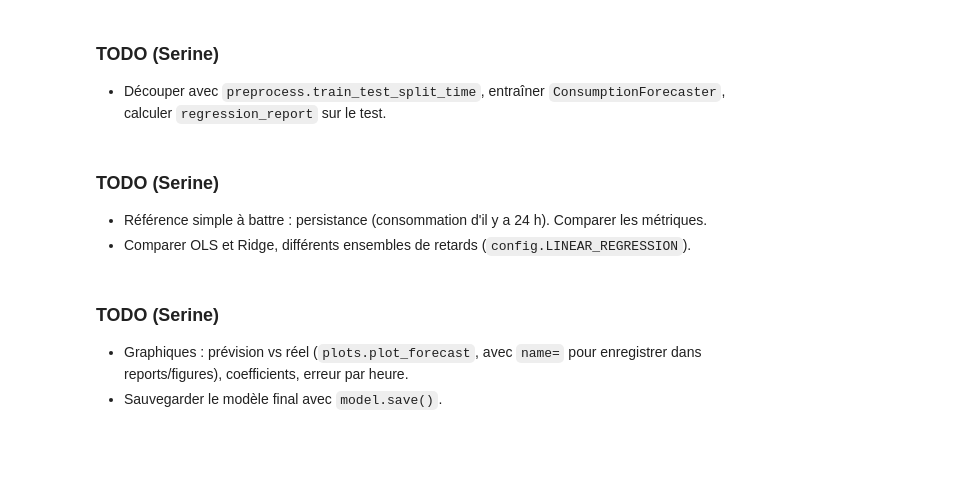
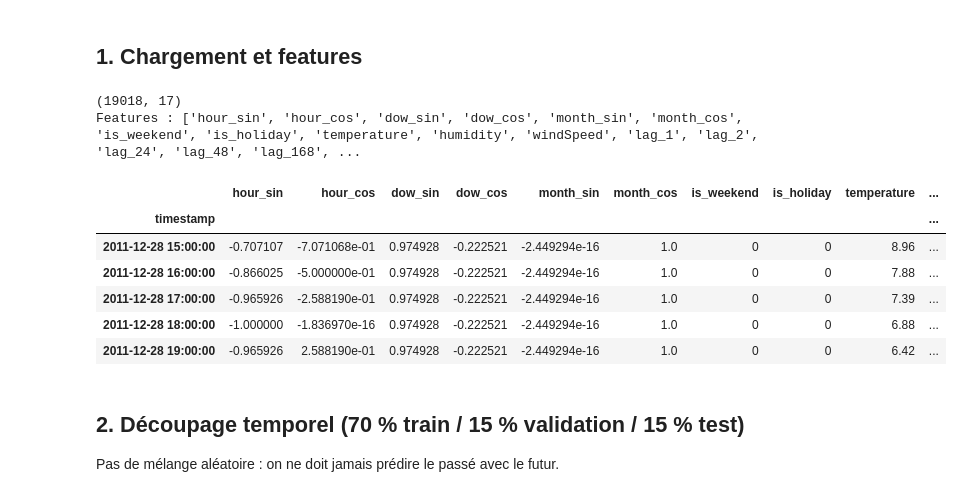
Before and after one commit to Serine-khe/Projet-Data-Mining, a Jupyter notebook: notebooks/03_linear_regression.ipynb, the cells around one changed output. Drawn from its saved outputs; the diff is of its cells as text; code cells hidden in the pictures; blank space fills up the shorter version.

```diff
--- a/notebooks/03_linear_regression.ipynb
+++ b/notebooks/03_linear_regression.ipynb
@@ -19,14 +22,21 @@ consumption, solar = generate_synthetic_data(n_days=120)
-# %% [markdown]
-### TODO (Serine)
-
-- Découper avec `preprocess.train_test_split_time`, entraîner `ConsumptionForecaster`, calculer `regression_report` sur le test.
-# %% [markdown]
-### TODO (Serine)
-
-- Référence simple à battre : persistance (consommation d'il y a 24 h). Comparer les métriques.
-- Comparer OLS et Ridge, différents ensembles de retards (`config.LINEAR_REGRESSION`).
-# %% [markdown]
-### TODO (Serine)
-
-- Graphiques : prévision vs réel (`plots.plot_forecast`, avec `name=` pour enregistrer dans reports/figures), coefficients, erreur par heure.
-- Sauvegarder le modèle final avec `model.save()`.
+# %% [markdown]
+## 1. Chargement et features
+# %%
+df = pd.read_csv("../data/processed/consumption_hourly.csv", index_col=0, parse_dates=True)
+X, y = build_features(df)
+print(X.shape)
+print("Features :", list(X.columns))
+X.head()
+# %% [output]
+(19018, 17)
+Features : ['hour_sin', 'hour_cos', 'dow_sin', 'dow_cos', 'month_sin', 'month_cos', 'is_weekend', 'is_holiday', 'temperature', 'humidity', 'windSpeed', 'lag_1', 'lag_2', 'lag_24', 'lag_48', 'lag_168', ...
+|  | hour_sin | hour_cos | dow_sin | dow_cos | month_sin | month_cos | is_weekend | is_holiday | temperature | ... |
+| timestamp |  |  |  |  |  |  |  |  |  | ... |
+| 2011-12-28 15:00:00 | -0.707107 | -7.071068e-01 | 0.974928 | -0.222521 | -2.449294e-16 | 1.0 | 0 | 0 | 8.96 | ... |
+| 2011-12-28 16:00:00 | -0.866025 | -5.000000e-01 | 0.974928 | -0.222521 | -2.449294e-16 | 1.0 | 0 | 0 | 7.88 | ... |
+| 2011-12-28 17:00:00 | -0.965926 | -2.588190e-01 | 0.974928 | -0.222521 | -2.449294e-16 | 1.0 | 0 | 0 | 7.39 | ... |
+| 2011-12-28 18:00:00 | -1.000000 | -1.836970e-16 | 0.974928 | -0.222521 | -2.449294e-16 | 1.0 | 0 | 0 | 6.88 | ... |
+| 2011-12-28 19:00:00 | -0.965926 | 2.588190e-01 | 0.974928 | -0.222521 | -2.449294e-16 | 1.0 | 0 | 0 | 6.42 | ... |
+# %% [markdown]
+## 2. Découpage temporel (70 % train / 15 % validation / 15 % test)
+Pas de mélange aléatoire : on ne doit jamais prédire le passé avec le futur.
```
Also changed, not shown: parts of 27 cells of this notebook, 14 other files.
